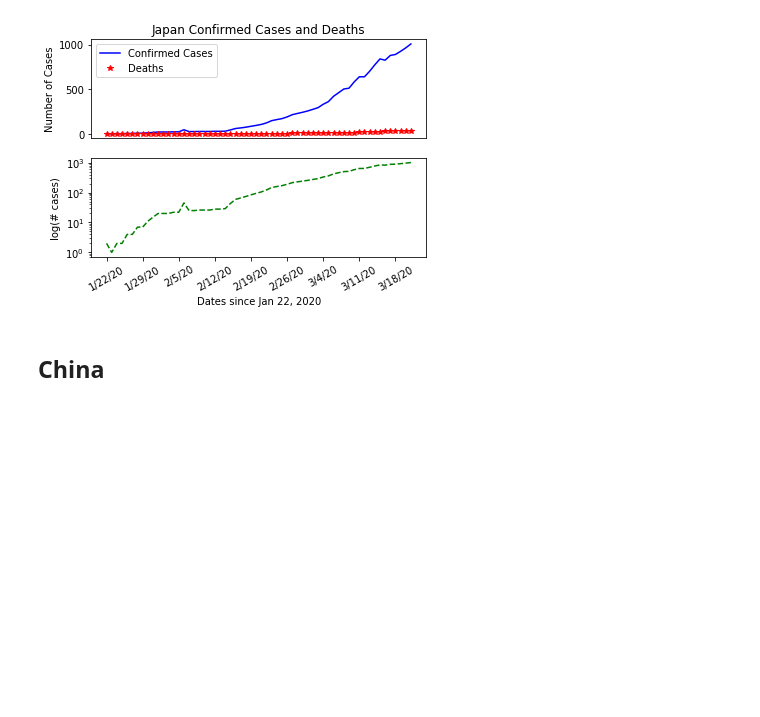
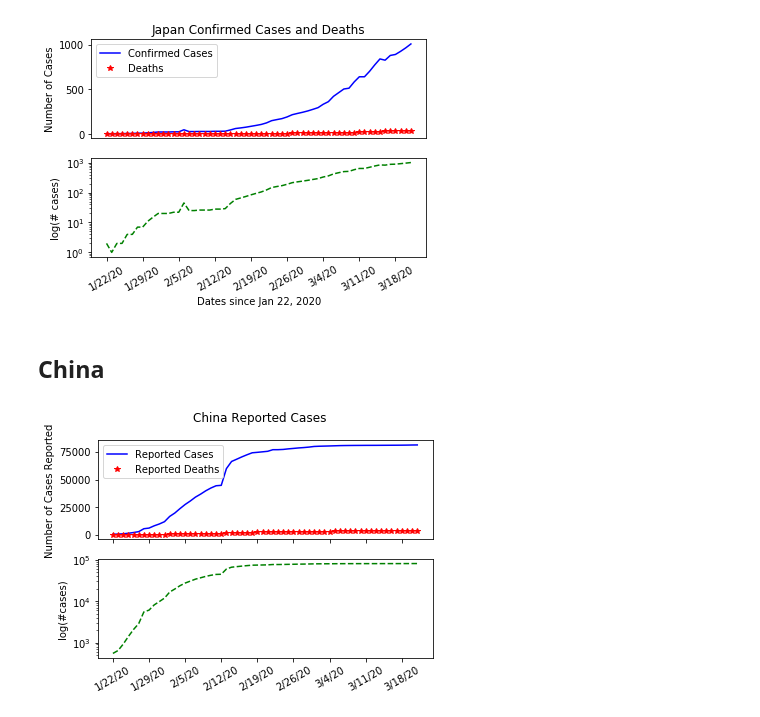
Before and after one commit to DrewRichard7/COVID19, a Jupyter notebook: japan_vs_china.ipynb, the cells around one changed output. Drawn from its saved outputs; the diff is of its cells as text; code cells hidden in the pictures; blank space fills up the shorter version.

Commit message:
added china

```diff
--- a/japan_vs_china.ipynb
+++ b/japan_vs_china.ipynb
@@ -57,3 +57,50 @@ plt.show()
 [figure]
 # %% [markdown]
 ## China
+# %%
+import pandas as pd
+import numpy as np
+import matplotlib.pyplot as plt
+
+try:
+    dfc = pd.read_csv('COVID-19/csse_covid_19_data/csse_covid_19_time_series/time_series_19-covid-Confirmed.csv')
+except IOError:
+    print('Something went wrong. Check path, and make sure you have the latest file updates.')
+    exit()
+try:
+    dfd = pd.read_csv('COVID-19/csse_covid_19_data/csse_covid_19_time_series/time_series_19-covid-Deaths.csv')
+except IOError:
+    print('Something went wrong. Check path, and make sure you have the latest file updates.')
+    exit()
+# Slicing out China
+china_dfc = dfc[dfc['Country/Region'] == 'China']
+china_dfd = dfd[dfd['Country/Region'] == 'China']
+# Dropping irrelevant data
+china_dfc = china_dfc.drop(columns = ['Province/State','Country/Region', 'Lat', 'Long'])
+china_dfd = china_dfd.drop(columns = ['Province/State','Country/Region', 'Lat', 'Long'])
+# summing data
+china_dfc = china_dfc.sum()
+china_dfd = china_dfd.sum()
+# new dataframes for plotting
+china_dict_conf = {'China Total': china_dfc}
+china_df_conf = pd.DataFrame(china_dict_conf)
+china_dict_dead = {'China Total': china_dfd}
+china_df_dead = pd.DataFrame(china_dict_dead)
+
+# Plotting data
+# Confirmed cases & deaths
+fig, (ax1, ax2) = plt.subplots(2, sharex=True)
+fig.suptitle('China Reported Cases')
+ax1.set_ylabel('Number of Cases Reported')
+ax1.plot(china_df_conf, 'b-', label='Reported Cases')
+ax1.plot(china_df_dead, 'r*', label='Reported Deaths')
+ax1.legend()
+
+# Log y axis
+plt.yscale('log')
+plt.xticks(np.arange(0,len(china_df_conf), step=7), rotation=30)
+ax2.set_ylabel('log(#cases)')
+ax2.plot(china_df_conf, 'g--')
+plt.show()
+# %% [output]
+[figure, added]
```
Also changed, not shown: parts of 1 cell of this notebook.
